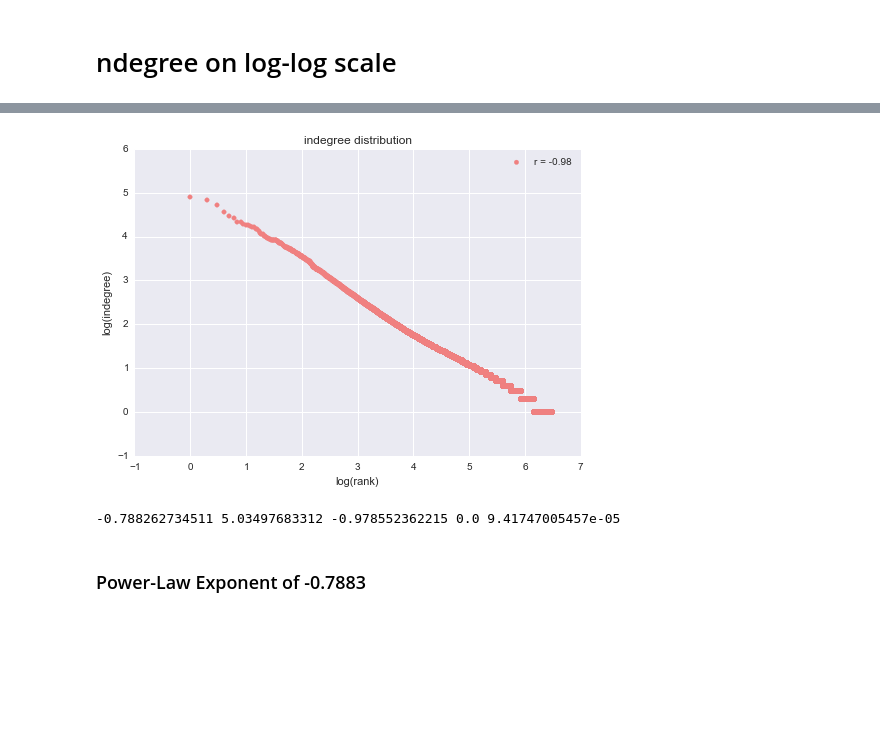
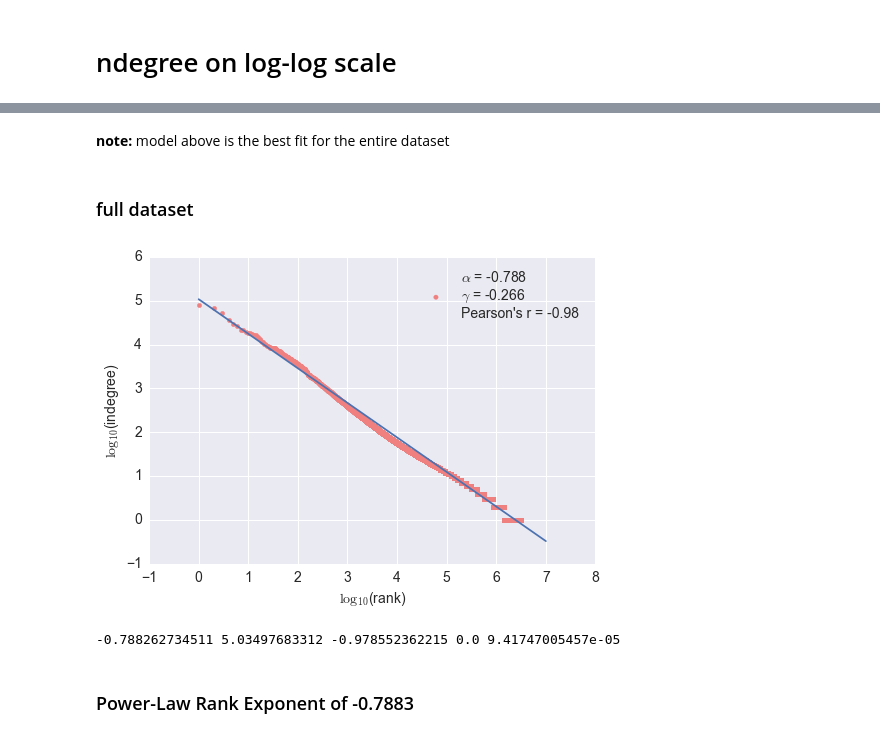
Before and after one commit to marksibrahim/wikipedia_network, a Jupyter notebook: results/degree_distribution.ipynb, the cells around one changed output, grey strips where cells are left out. Saved outputs shown, nothing was run; the diff lists cells and outputs as text; code cells hidden in the pictures; blank space fills up the shorter version.

```diff
--- a/results/degree_distribution.ipynb
+++ b/results/degree_distribution.ipynb
@@ -173,21 +192,28 @@ dldf_sorted['log(indegree)']=  np.log10(dldf_sorted['indegree'])
+# %% [markdown]
+**note:** model above is the best fit for the entire dataset
+# %% [markdown]
+### full dataset
 # %%
-plt.scatter(dldf_sorted['log(rank)'], dldf_sorted['log(indegree)'], color="#F08080", label='r = -0.98')
-plt.title("indegree distribution")
-plt.xlabel("log(rank)")
-plt.ylabel("log(indegree)")
-plt.legend()
+plt.scatter(dldf_sorted['log(rank)'], dldf_sorted['log(indegree)'], color="#F08080",
+                        label=r'$\alpha$ = -0.788'+"\n$\gamma$ = -0.266"+"\nPearson\'s r = -0.98 ")
+plt.xlabel("$\log_{10}$(rank)", fontsize=14)
+plt.ylabel("$\log_{10}$(indegree)", fontsize=14)
+plt.tick_params(axis='both', which='major', labelsize=14) #axis font size
+plt.legend(fontsize=14)
+
+plt.plot(range(0, 8), [x*-0.7882627 + 5.034976 for x in range(0, 8)])
 
 #save figure
 plt.savefig(path+'ndegree_loglog.png', format='png', dpi=300, bbox_inches='tight')
 # %% [output]
-[figure, old version]
+[figure, new version]
 # %%
 slope, intercept, r_value, p_value, std_err = stats.linregress(dldf_sorted["log(rank)"], dldf_sorted["log(indegree)"])
 print slope, intercept, r_value, p_value, std_err
 # %% [output]
 -0.788262734511 5.03497683312 -0.978552362215 0.0 9.41747005457e-05
 # %% [markdown]
-### Power-Law Exponent of -0.7883
+### Power-Law Rank Exponent of -0.7883
 # %%
 # ONE TIME TO GENERATE N-degree
 
```
Also changed, not shown: parts of 6 cells of this notebook, 11 other files.
